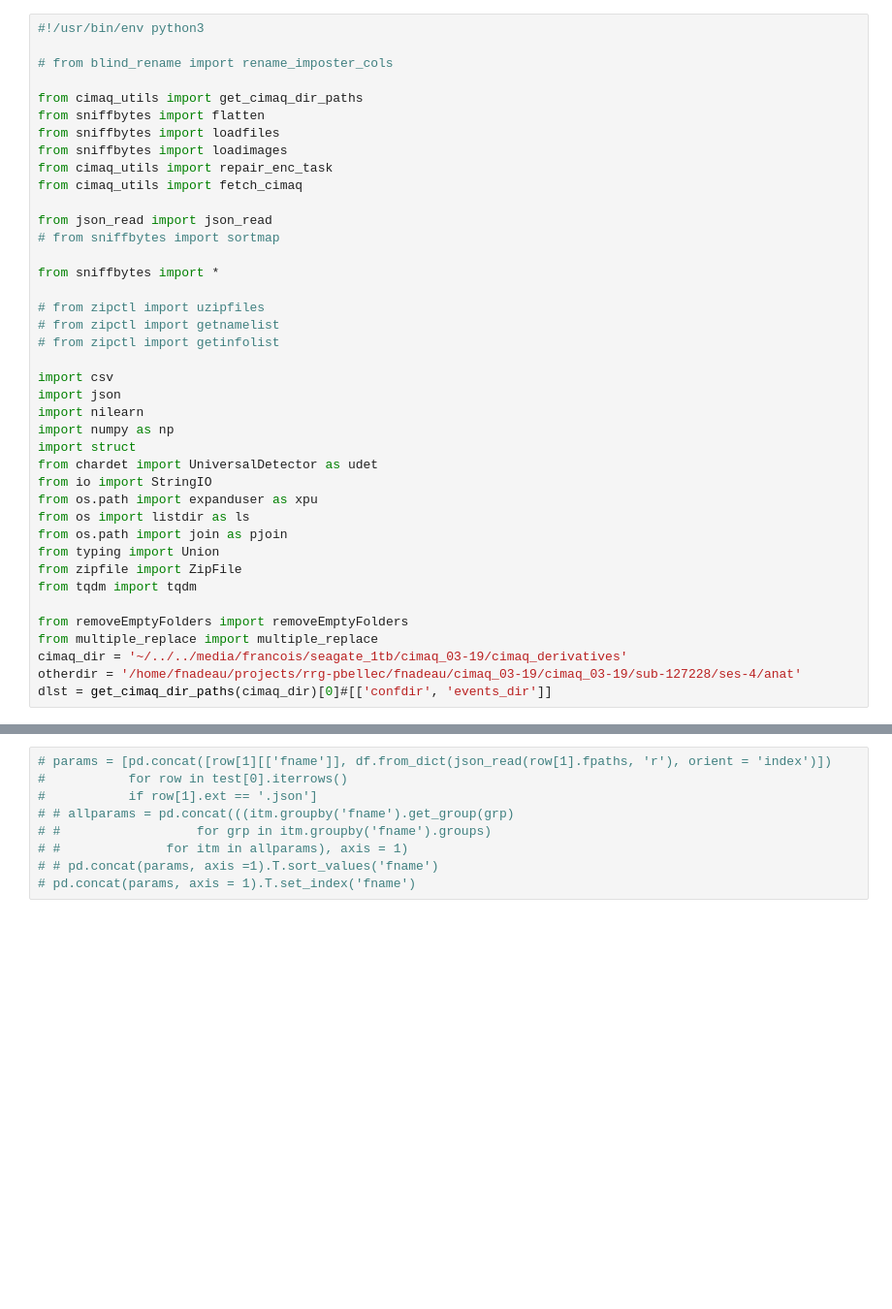
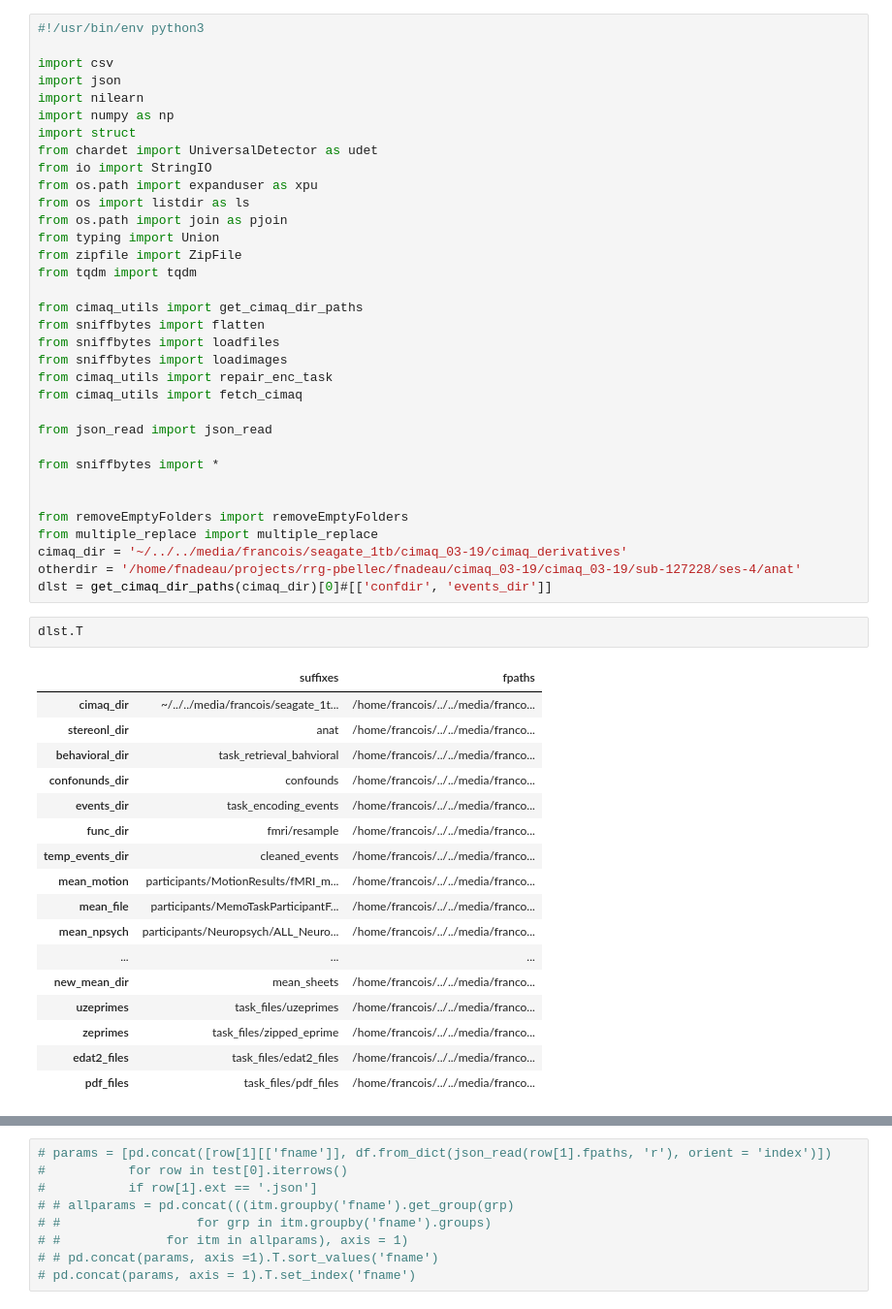
Before and after one commit to FrancoisNadeau/cimaq_memory, a Jupyter notebook: parse_datas.ipynb, the cells around one changed output, grey strips where cells are left out. Shown at 97% size. Drawn from its saved outputs; the diff is of its cells as text; blank space fills up the shorter version.

```diff
--- a/parse_datas.ipynb
+++ b/parse_datas.ipynb
@@ -1,23 +1,5 @@
 # %%
 #!/usr/bin/env python3
-
-# from blind_rename import rename_imposter_cols
-
-from cimaq_utils import get_cimaq_dir_paths
-from sniffbytes import flatten
-from sniffbytes import loadfiles
-from sniffbytes import loadimages
-from cimaq_utils import repair_enc_task
-from cimaq_utils import fetch_cimaq
-
-from json_read import json_read
-# from sniffbytes import sortmap
-
-from sniffbytes import *
-
-# from zipctl import uzipfiles
-# from zipctl import getnamelist
-# from zipctl import getinfolist
 
 import csv
 import json
@@ -33,8 +15,40 @@ from typing import Union
 from zipfile import ZipFile
 from tqdm import tqdm
 
+from cimaq_utils import get_cimaq_dir_paths
+from sniffbytes import flatten
+from sniffbytes import loadfiles
+from sniffbytes import loadimages
+from cimaq_utils import repair_enc_task
+from cimaq_utils import fetch_cimaq
+
+from json_read import json_read
+
+from sniffbytes import *
+
+
 from removeEmptyFolders import removeEmptyFolders
 from multiple_replace import multiple_replace
 cimaq_dir = '~/../../media/francois/seagate_1tb/cimaq_03-19/cimaq_derivatives'
 otherdir = '/home/fnadeau/projects/rrg-pbellec/fnadeau/cimaq_03-19/cimaq_03-19/sub-127228/ses-4/anat'
 dlst = get_cimaq_dir_paths(cimaq_dir)[0]#[['confdir', 'events_dir']]
+# %%
+dlst.T
+# %% [output]
+|  | suffixes | fpaths |
+| cimaq_dir | ~/../../media/francois/seagate_1t... | /home/francois/../../media/franco... |
+| stereonl_dir | anat | /home/francois/../../media/franco... |
+| behavioral_dir | task_retrieval_bahvioral | /home/francois/../../media/franco... |
+| confonunds_dir | confounds | /home/francois/../../media/franco... |
+| events_dir | task_encoding_events | /home/francois/../../media/franco... |
+| func_dir | fmri/resample | /home/francois/../../media/franco... |
+| temp_events_dir | cleaned_events | /home/francois/../../media/franco... |
+| mean_motion | participants/MotionResults/fMRI_m... | /home/francois/../../media/franco... |
+| mean_file | participants/MemoTaskParticipantF... | /home/francois/../../media/franco... |
+| mean_npsych | participants/Neuropsych/ALL_Neuro... | /home/francois/../../media/franco... |
+| ... | ... | ... |
+| new_mean_dir | mean_sheets | /home/francois/../../media/franco... |
+| uzeprimes | task_files/uzeprimes | /home/francois/../../media/franco... |
+| zeprimes | task_files/zipped_eprime | /home/francois/../../media/franco... |
+| edat2_files | task_files/edat2_files | /home/francois/../../media/franco... |
+| pdf_files | task_files/pdf_files | /home/francois/../../media/franco... |
```
Also changed, not shown: parts of 10 cells of this notebook, 3 other files.
